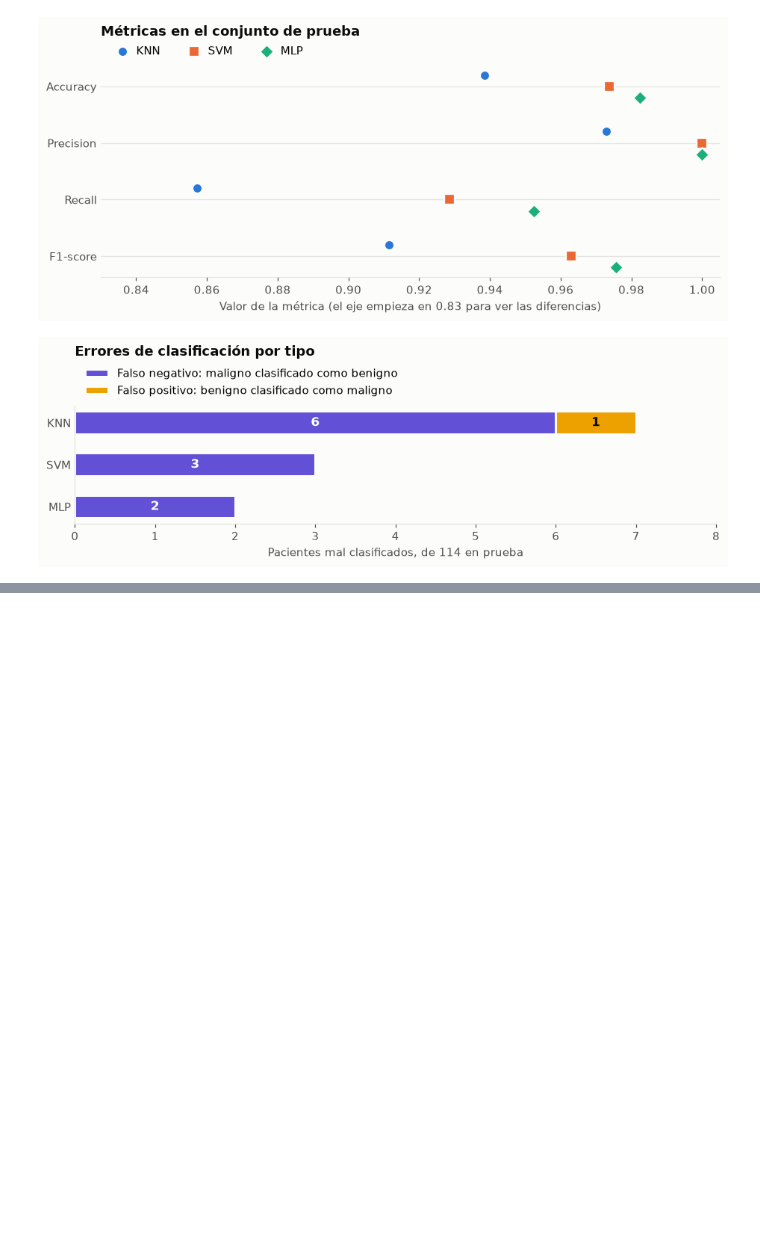
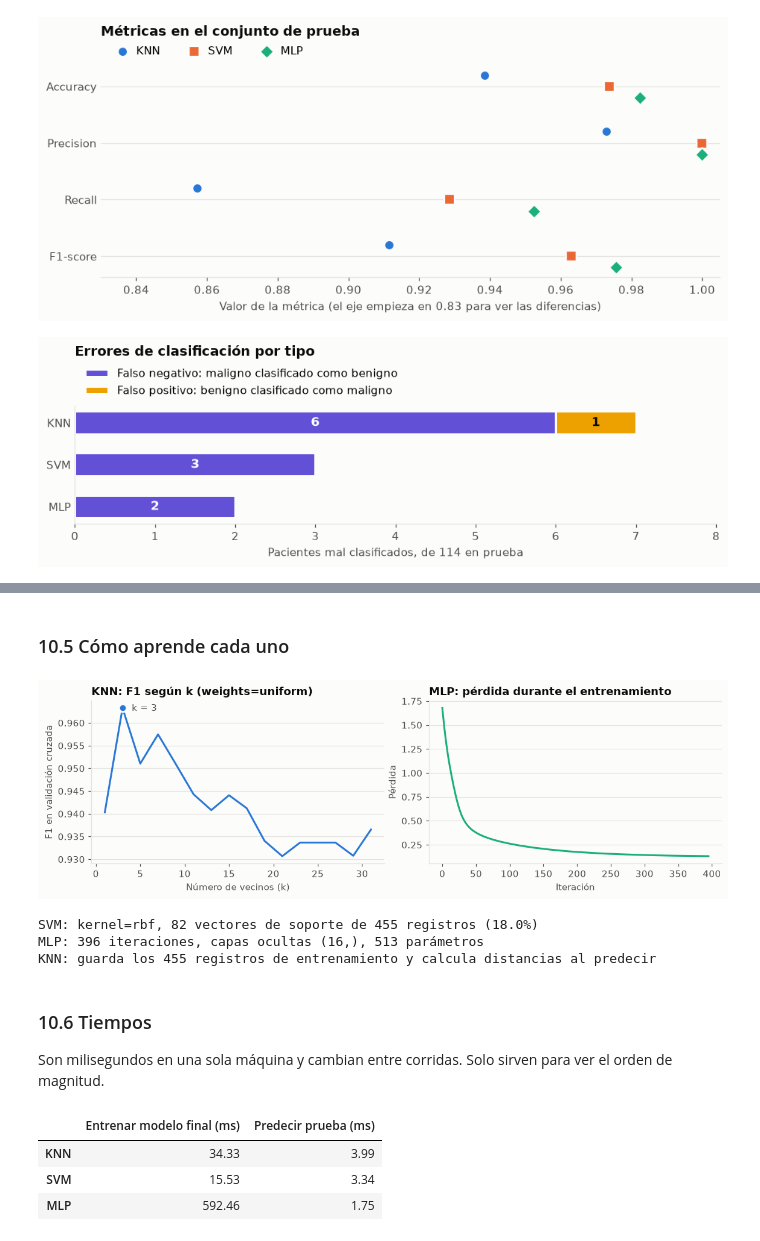
Before and after one commit to jorgemx546/comparacion-aprendizaje-supervisado, a Jupyter notebook: Comparacion_KNN_SVM_MLP.ipynb, the cells around one changed output, grey strips where cells are left out. Saved outputs shown, nothing was run; the diff lists cells and outputs as text; code cells hidden in the pictures; blank space fills up the shorter version.

```diff
--- a/Comparacion_KNN_SVM_MLP.ipynb
+++ b/Comparacion_KNN_SVM_MLP.ipynb
@@ -462,0 +586,51 @@ plt.show()
+# %% [markdown]
+### 10.5 Cómo aprende cada uno
+# %%
+fig, (izquierda, derecha) = plt.subplots(1, 2, figsize=(10.5, 3.4))
+
+resultados_knn = pd.DataFrame(ajustes["KNN"].cv_results_)
+peso = ajustes["KNN"].best_params_["modelo__weights"]
+curva = resultados_knn[resultados_knn["param_modelo__weights"] == peso]
+vecinos = curva["param_modelo__n_neighbors"].astype(int)
+izquierda.plot(vecinos, curva["mean_test_score"], color=COLOR["KNN"], linewidth=2)
+elegido = ajustes["KNN"].best_params_["modelo__n_neighbors"]
+izquierda.scatter(
+    [elegido], [ajustes["KNN"].best_score_], s=70, color=COLOR["KNN"],
+    edgecolors=FONDO, linewidths=2, zorder=3,
+)
+izquierda.annotate(f"k = {elegido}", (elegido, ajustes["KNN"].best_score_), xytext=(10, -3), textcoords="offset points", color=TINTA_SUAVE)
+izquierda.set_title(f"KNN: F1 según k (weights={peso})")
+izquierda.set_xlabel("Número de vecinos (k)")
+izquierda.set_ylabel("F1 en validación cruzada")
+izquierda.grid(axis="y")
+
+derecha.plot(modelos["MLP"].named_steps["modelo"].loss_curve_, color=COLOR["MLP"], linewidth=2)
+derecha.set_title("MLP: pérdida durante el entrenamiento")
+derecha.set_xlabel("Iteración")
+derecha.set_ylabel("Pérdida")
+derecha.grid(axis="y")
+
+fig.tight_layout()
+plt.show()
+
+svm = modelos["SVM"].named_steps["modelo"]
+red = modelos["MLP"].named_steps["modelo"]
+print(f"SVM: kernel={svm.kernel}, {svm.n_support_.sum()} vectores de soporte de {len(X_train)} registros ({svm.n_support_.sum() / len(X_train):.1%})")
+print(f"MLP: {red.n_iter_} iteraciones, capas ocultas {red.hidden_layer_sizes}, {sum(c.size for c in red.coefs_) + sum(i.size for i in red.intercepts_)} parámetros")
+print(f"KNN: guarda los {len(X_train)} registros de entrenamiento y calcula distancias al predecir")
+# %% [output]
+[figure, added]
+SVM: kernel=rbf, 82 vectores de soporte de 455 registros (18.0%)
+MLP: 396 iteraciones, capas ocultas (16,), 513 parámetros
+KNN: guarda los 455 registros de entrenamiento y calcula distancias al predecir
+# %% [markdown]
+### 10.6 Tiempos
+
+Son milisegundos en una sola máquina y cambian entre corridas. Solo sirven para ver el orden de magnitud.
+# %%
+pd.DataFrame(tiempos).T.round(2)
+# %% [output]
+|  | Entrenar modelo final (ms) | Predecir prueba (ms) |
+| KNN | 34.33 | 3.99 |
+| SVM | 15.53 | 3.34 |
+| MLP | 592.46 | 1.75 |
```
Also changed, not shown: parts of 13 cells of this notebook.
